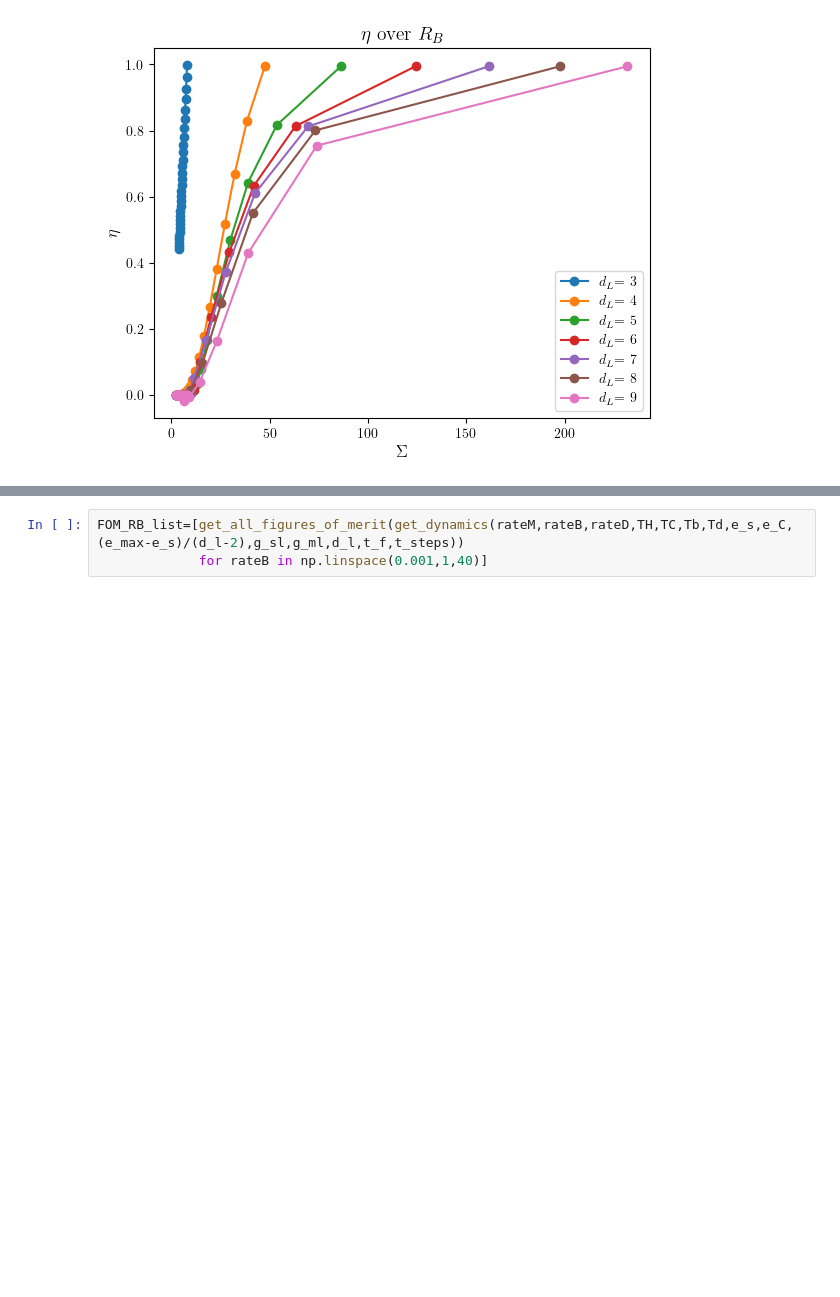
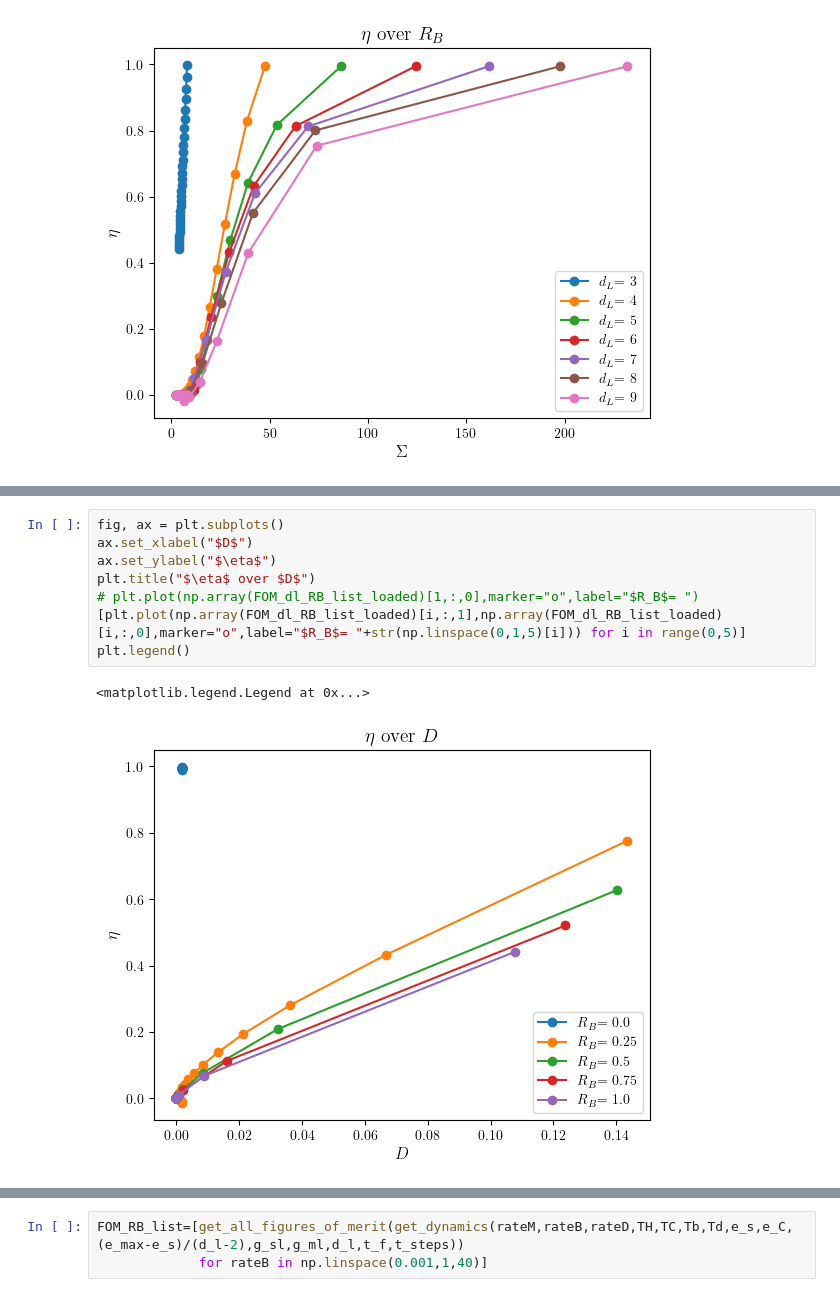
Before and after one commit to Emanuel-Schwarzhans/Quantum-detectors-as-autonomous-machines-assessing-the-thermodynamics-of-information-acquisit-co, a Jupyter notebook: thermal_single_photon_activation_amplification.ipynb, the cells around one changed output, grey strips where cells are left out. Saved outputs shown, nothing was run; the diff lists cells and outputs as text; blank space fills up the shorter version.

```diff
--- a/thermal_single_photon_activation_amplification.ipynb
+++ b/thermal_single_photon_activation_amplification.ipynb
@@ -214,0 +242,11 @@ plt.legend()
+# %%
+fig, ax = plt.subplots()
+ax.set_xlabel("$D$")
+ax.set_ylabel("$\eta$")
+plt.title("$\eta$ over $D$")
+# plt.plot(np.array(FOM_dl_RB_list_loaded)[1,:,0],marker="o",label="$R_B$= ")
+[plt.plot(np.array(FOM_dl_RB_list_loaded)[i,:,1],np.array(FOM_dl_RB_list_loaded)[i,:,0],marker="o",label="$R_B$= "+str(np.linspace(0,1,5)[i])) for i in range(0,5)]
+plt.legend()
+# %% [output]
+<matplotlib.legend.Legend at 0x...>
+[figure, added]
```
Also changed, not shown: parts of 10 cells of this notebook, 38 other files.
